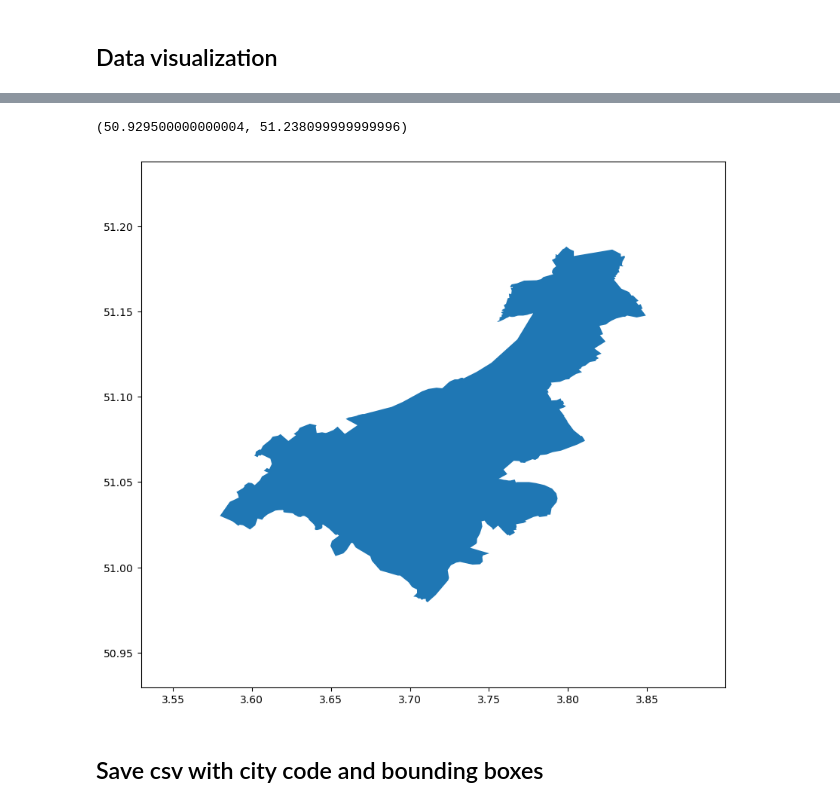
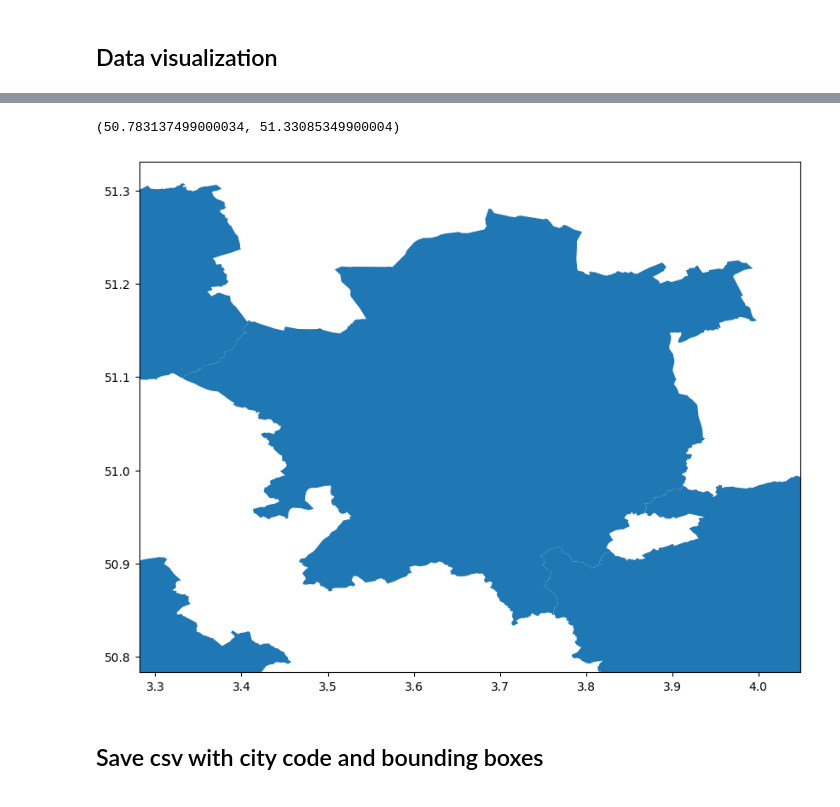
Before and after one commit to FAIRiCUBE/uc1-urban-climate, a Jupyter notebook: notebooks/dev/process_city_feature_collection/get_bounding_boxes_UrAu.ipynb, the cells around one changed output, grey strips where cells are left out. Saved outputs shown, nothing was run; the diff lists cells and outputs as text; code cells hidden in the pictures.

```diff
--- a/notebooks/dev/process_city_feature_collection/get_bounding_boxes_UrAu.ipynb
+++ b/notebooks/dev/process_city_feature_collection/get_bounding_boxes_UrAu.ipynb
@@ -10,15 +9,11 @@ import geopandas as gpd
 import matplotlib.pyplot as plt
 # %%
 # read in the city and fua polygons
-INPUT_FILE_city = "./../../../s3/data/d001_administration/urban_audit_city_2021/URAU_RG_100K_2021_3035_CITIES/URAU_RG_100K_2021_3035_CITIES.shp"
-INPUT_FILE_fua = "./../../../s3/data/d001_administration/urban_audit_fua_2021/URAU_RG_100K_2021_3035_FUA/URAU_RG_100K_2021_3035_FUA.shp"
+INPUT_FILE_city = "../../../data/city_features_collection/URAU_RG_100K_2021_4326.geojson"
 geo_json_city = gpd.read_file(INPUT_FILE_city)
-geo_json_fua = gpd.read_file(INPUT_FILE_fua)
-gdf_city = gpd.GeoDataFrame(geo_json_city, crs="EPSG:3035")
-gdf_fua = gpd.GeoDataFrame(geo_json_fua, crs="EPSG:3035")
+gdf_city = gpd.GeoDataFrame(geo_json_city, crs="EPSG:4326")
 # compute bounding boxes
 gdf_city = pd.concat([gdf_city, gdf_city.bounds], axis=1)
-gdf_fua = pd.concat([gdf_fua, gdf_fua.bounds], axis=1)
 # %% [markdown]
 ## Data visualization
 # %%
@@ -47,16 +32,16 @@ gdf_fua
 # %%
 # plot one poligon by name
 fig, ax = plt.subplots(figsize=(10, 10))
-gdf.plot(ax=ax)
+gdf_city.plot(ax=ax)
 
-xmin, ymin, xmax, ymax = gdf[gdf.URAU_NAME == 'Gent'].total_bounds
+xmin, ymin, xmax, ymax = gdf_city[gdf_city.URAU_NAME == 'Gent'].total_bounds
 # xmin, ymin, xmax, ymax = gdf[gdf.URAU_NAME == 'Taranto'].total_bounds
 pad = 0.05  # add a padding around the geometry
 ax.set_xlim(xmin-pad, xmax+pad)
 ax.set_ylim(ymin-pad, ymax+pad)
 # %% [output]
-(50.929500000000004, 51.238099999999996)
+(50.783137499000034, 51.33085349900004)
-[figure, old version]
+[figure, new version]
 # %% [markdown]
 ## Save csv with city code and bounding boxes
 # %%
```
Also changed, not shown: parts of 5 cells of this notebook, 13 other files.
